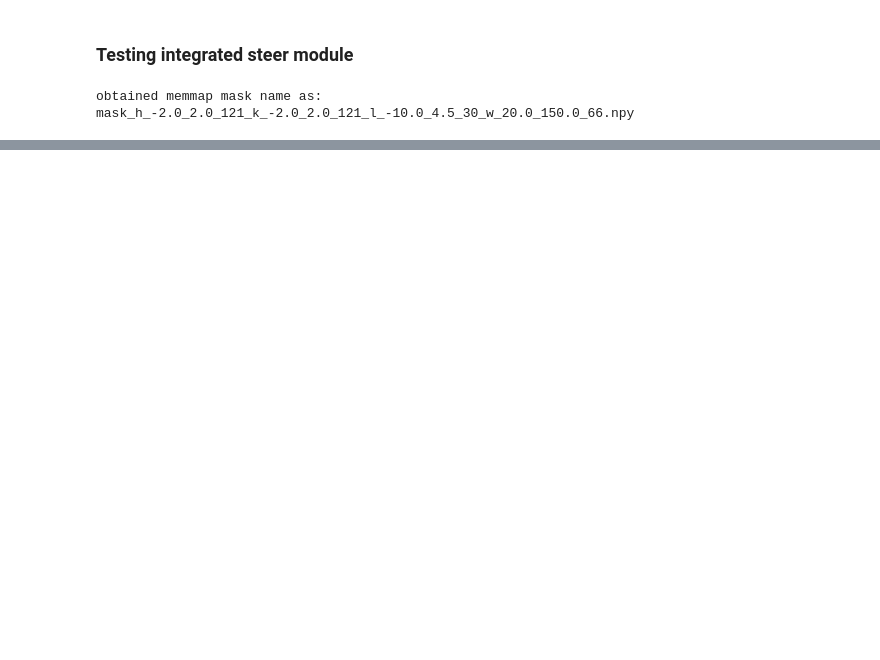
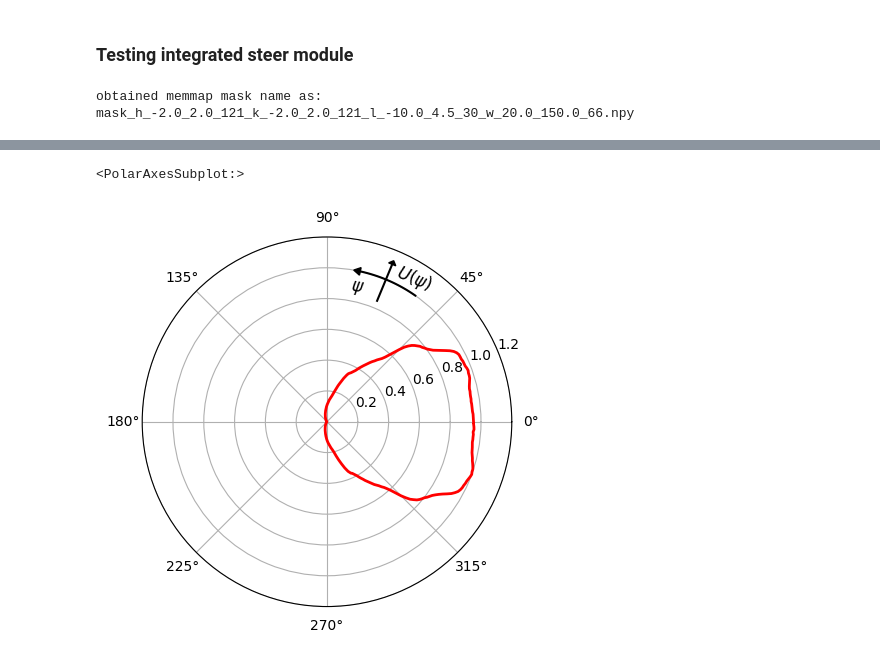
Before and after one commit to zhantaochen/inxs-steering, a Jupyter notebook: steer_loop_real_exp.ipynb, the cells around one changed output, grey strips where cells are left out. Drawn from its saved outputs; the diff is of its cells as text; code cells hidden in the pictures; blank space fills up the shorter version.

```diff
--- a/steer_loop_real_exp.ipynb
+++ b/steer_loop_real_exp.ipynb
@@ -128,3 +142,8 @@ tensor([27.0980,  1.7174], dtype=torch.float64) tensor([3.6228, 2.2813], dtype=t
+# %%
+visualize_utility(steer.psi_mask.psi_grid, steer.utility_history[-1])
+# %% [output]
+<PolarAxesSubplot:>
+[figure, added]
 # %%
 means = torch.vstack(mean_list).detach().numpy()[:]
 std_dev = torch.vstack(std_list).detach().numpy()[:]
```
Also changed, not shown: parts of 11 cells of this notebook, 5 other files.
